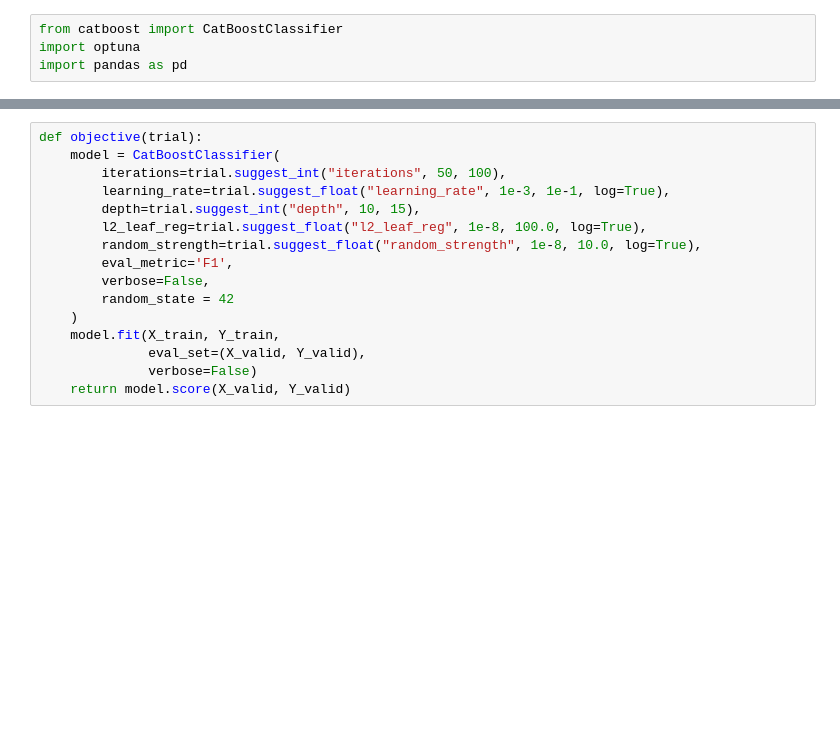
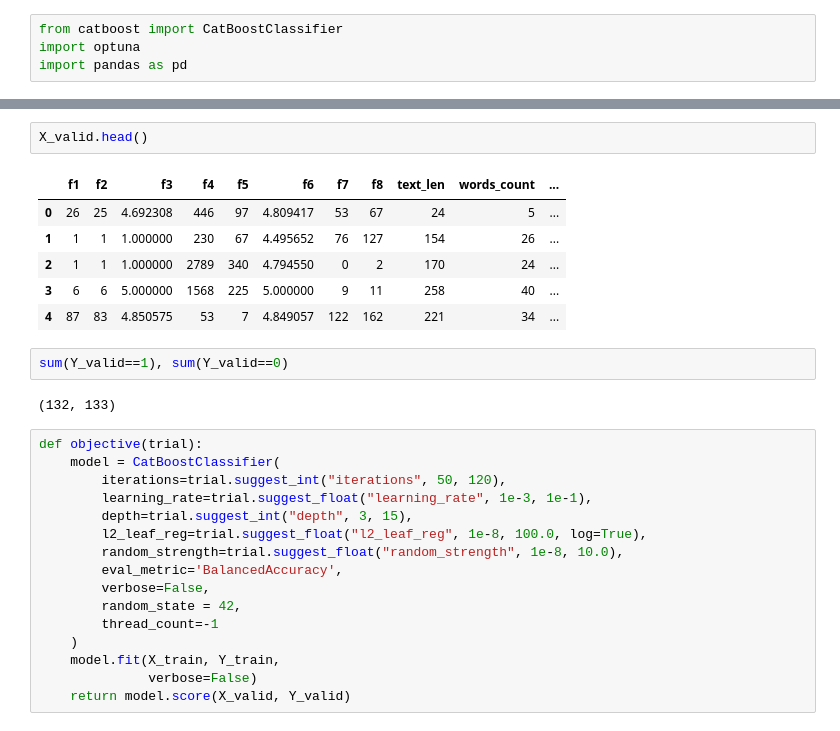
Before and after one commit to BuldakovN/WB, a Jupyter notebook: data/data_preprocessing.ipynb, the cells around one changed output, grey strips where cells are left out. Cells and saved outputs as stored; diff of their text form; blank space fills up the shorter version.

```diff
--- a/data/data_preprocessing.ipynb
+++ b/data/data_preprocessing.ipynb
@@ -332,17 +266,30 @@ Y_valid.isna().sum()
+# %%
+X_valid.head()
+# %% [output]
+|  | f1 | f2 | f3 | f4 | f5 | f6 | f7 | f8 | text_len | words_count | ... |
+| 0 | 26 | 25 | 4.692308 | 446 | 97 | 4.809417 | 53 | 67 | 24 | 5 | ... |
+| 1 | 1 | 1 | 1.000000 | 230 | 67 | 4.495652 | 76 | 127 | 154 | 26 | ... |
+| 2 | 1 | 1 | 1.000000 | 2789 | 340 | 4.794550 | 0 | 2 | 170 | 24 | ... |
+| 3 | 6 | 6 | 5.000000 | 1568 | 225 | 5.000000 | 9 | 11 | 258 | 40 | ... |
+| 4 | 87 | 83 | 4.850575 | 53 | 7 | 4.849057 | 122 | 162 | 221 | 34 | ... |
+# %%
+sum(Y_valid==1), sum(Y_valid==0)
+# %% [output]
+(132, 133)
 # %%
 def objective(trial):
     model = CatBoostClassifier(
-        iterations=trial.suggest_int("iterations", 50, 100),
-        learning_rate=trial.suggest_float("learning_rate", 1e-3, 1e-1, log=True),
-        depth=trial.suggest_int("depth", 10, 15),
+        iterations=trial.suggest_int("iterations", 50, 120),
+        learning_rate=trial.suggest_float("learning_rate", 1e-3, 1e-1),
+        depth=trial.suggest_int("depth", 3, 15),
         l2_leaf_reg=trial.suggest_float("l2_leaf_reg", 1e-8, 100.0, log=True),
-        random_strength=trial.suggest_float("random_strength", 1e-8, 10.0, log=True),
-        eval_metric='F1',
+        random_strength=trial.suggest_float("random_strength", 1e-8, 10.0),
+        eval_metric='BalancedAccuracy',
         verbose=False,
-        random_state = 42
+        random_state = 42,
+        thread_count=-1
     )
     model.fit(X_train, Y_train,
-              eval_set=(X_valid, Y_valid),
               verbose=False)
     return model.score(X_valid, Y_valid)
 # %%
```
Also changed, not shown: parts of 54 cells of this notebook, 22 other files.
